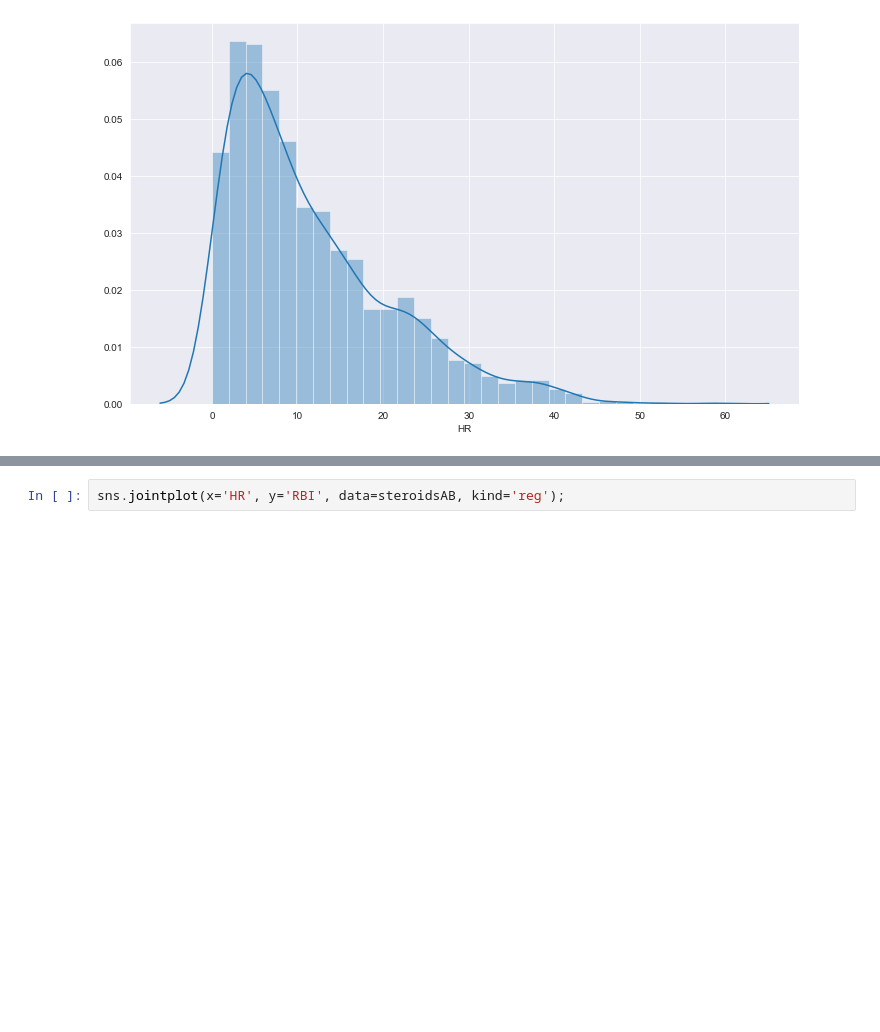
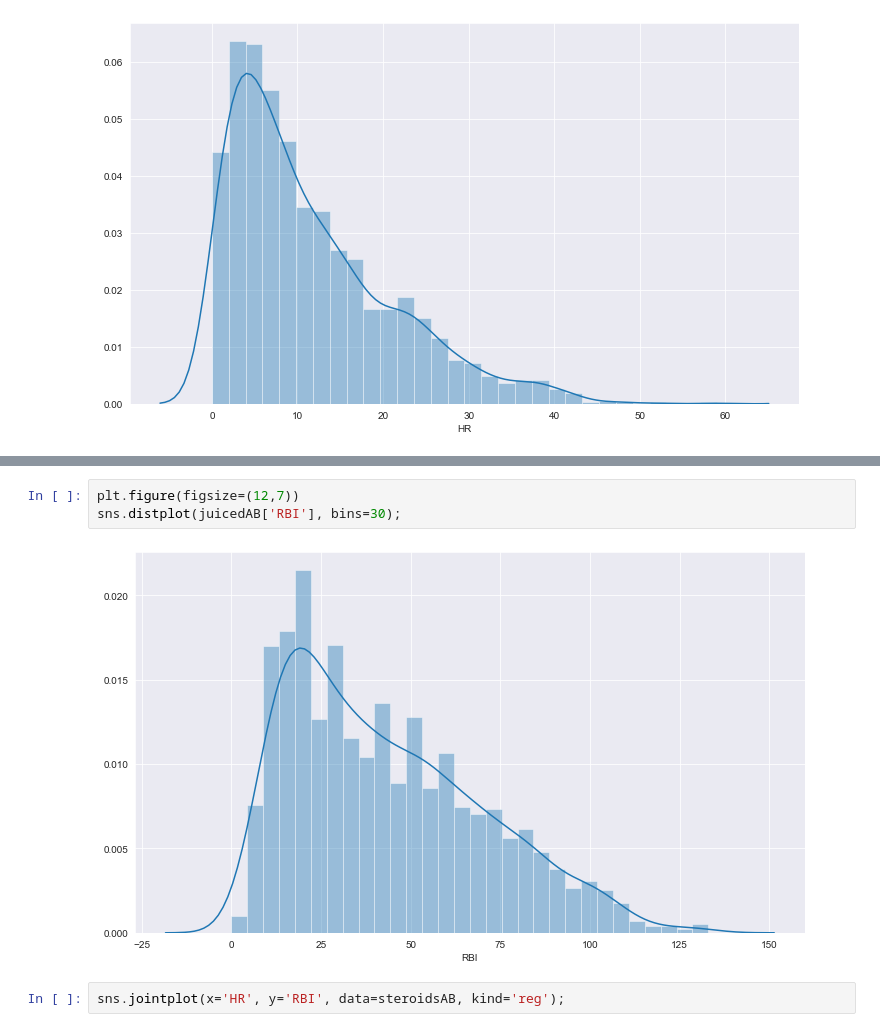
Before and after one commit to cjriggio/juiced, a Jupyter notebook: juiced-EDA.ipynb, the cells around one changed output, grey strips where cells are left out. Cells and saved outputs as stored; diff of their text form; blank space fills up the shorter version.

```diff
--- a/juiced-EDA.ipynb
+++ b/juiced-EDA.ipynb
@@ -220,3 +229,8 @@ sns.distplot(juicedAB['HR'], bins=30);
+# %%
+plt.figure(figsize=(12,7))
+sns.distplot(juicedAB['RBI'], bins=30);
+# %% [output]
+[figure, added]
 # %%
 sns.jointplot(x='HR', y='RBI', data=steroidsAB, kind='reg');
 # %% [output]
```
Also changed, not shown: parts of 9 cells of this notebook, 5 other files.
